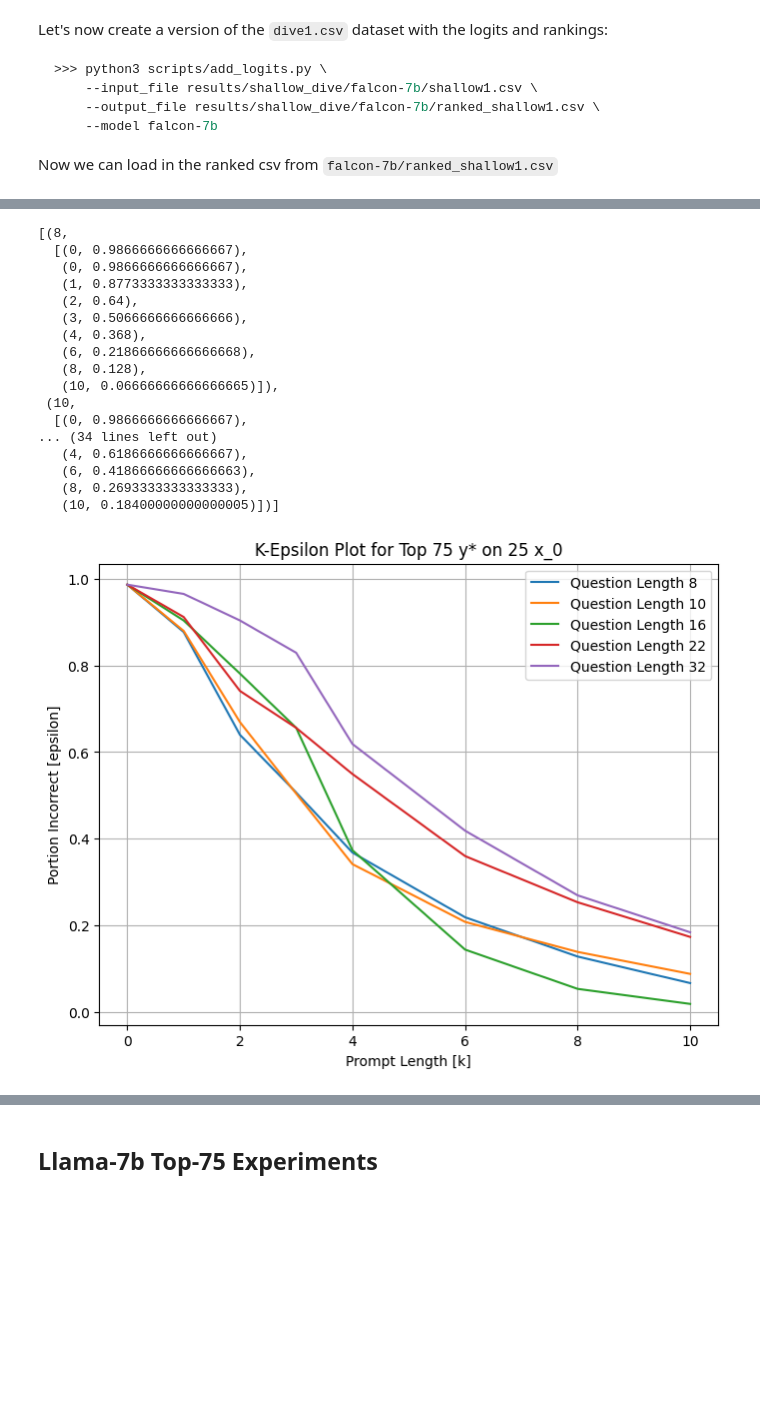
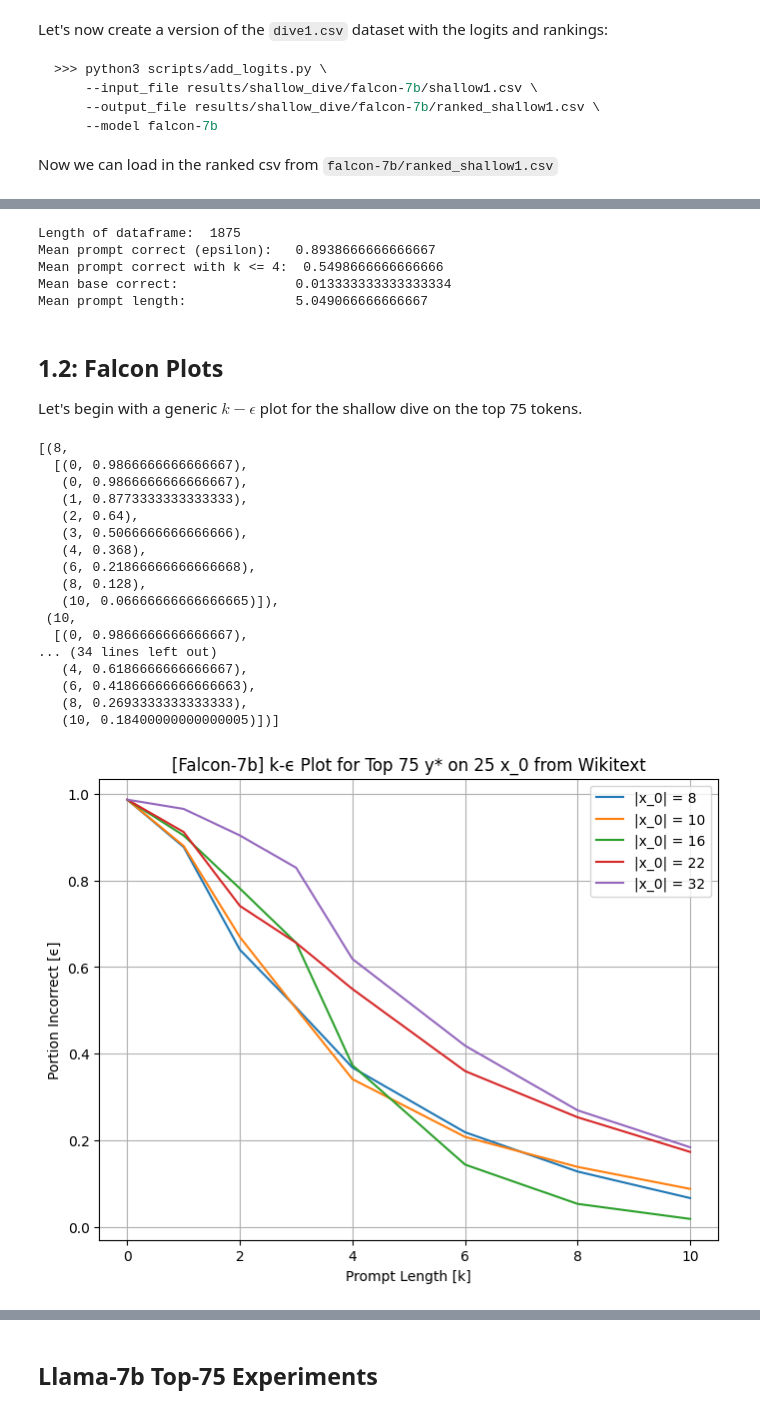
Before and after one commit to amanb2000/Magic_Words, a Jupyter notebook: results/shallow_dive/Shallow Dive.ipynb, the cells around one changed output, grey strips where cells are left out. Cells and saved outputs as stored; diff of their text form; code cells hidden in the pictures; blank space fills up the shorter version.

Commit message:
Work on final shallow dive figures/plotting functions

```diff
--- a/results/shallow_dive/Shallow Dive.ipynb
+++ b/results/shallow_dive/Shallow Dive.ipynb
@@ -130,6 +130,9 @@ import numpy as np
 import glob
 import os
 import matplotlib.pyplot as plt
+# %%
+# Constants for plotting
+FIG_SIZE = (8, 6)
 # %% [markdown]
 ## 0: Global Plotting Functions
 # %%
@@ -177,7 +181,7 @@ def k_epsilon_line_plot(df_in,
     for q_len, percentages in results:
         x, y = zip(*percentages)
         y = np.array(y)
-        plt.plot(x, y, label=f'Question Length {q_len}')
+        plt.plot(x, y, label=f'|x_0| = {q_len}')
 
     plt.xlabel('Prompt Length [k]')
 
@@ -186,9 +190,9 @@ def k_epsilon_line_plot(df_in,
     # logarithmic y-axis
     if log_y:
         plt.yscale('log')
-        plt.ylabel('Log(Portion Incorrect) [log(epsilon)]')
+        plt.ylabel('Log(Portion Incorrect) [log(ϵ)]')
     else:
-        plt.ylabel('Portion Incorrect [epsilon]')
+        plt.ylabel('Portion Incorrect [ϵ]')
 
     plt.title(title)
     plt.legend()
@@ -310,26 +370,43 @@ df_filtered['base_rank'].hist(bins=100)
+# %%
+try:
+    ranked_shallow1_df = pd.read_csv('falcon-7b/ranked_shallow1.csv', lineterminator='\n')
+except:
+    # throw error that the file does not exist
+    print("File `falcon-7b/ranked_shallow1.csv` does not exist. Please run `add_logits.py` script.")
+overview_report(ranked_shallow1_df)
+# %% [output]
+Length of dataframe:  1875
+Mean prompt correct (epsilon):   0.8938666666666667
+Mean prompt correct with k <= 4:  0.5498666666666666
+Mean base correct:               0.013333333333333334
+Mean prompt length:              5.049066666666667
+# %% [markdown]
+## 1.2: Falcon Plots
+
+Let's begin with a generic $k-\epsilon$ plot for the shallow dive on the top 75 tokens.
 # %%
 # K-epsilon plot across all questions
 k_epsilon_line_plot(ranked_shallow1_df,
-                    title='K-Epsilon Plot for Top 75 y* on 25 x_0',
-                    output_path='falcon-7b/shallow1_k_epsilon.png',
-                    figsize=(8, 6),
+                    title='[Falcon-7b] k-ϵ Plot for Top 75 y* on 25 x_0 from Wikitext',
+                    output_path='../figures/shallow1_falcon7b_k_epsilon.pdf',
+                    figsize=FIG_SIZE,
                     log_y=False)
 # %% [output]
 [(8,
   [(0, 0.9866666666666667),
    (0, 0.9866666666666667),
    (1, 0.8773333333333333),
    (2, 0.64),
    (3, 0.5066666666666666),
    (4, 0.368),
    (6, 0.21866666666666668),
    (8, 0.128),
    (10, 0.06666666666666665)]),
  (10,
   [(0, 0.9866666666666667),
 ... (34 lines left out)
    (4, 0.6186666666666667),
    (6, 0.41866666666666663),
    (8, 0.2693333333333333),
    (10, 0.18400000000000005)])]
-[figure, old version]
+[figure, new version]
```
Also changed, not shown: parts of 14 cells of this notebook, 3 other files.
